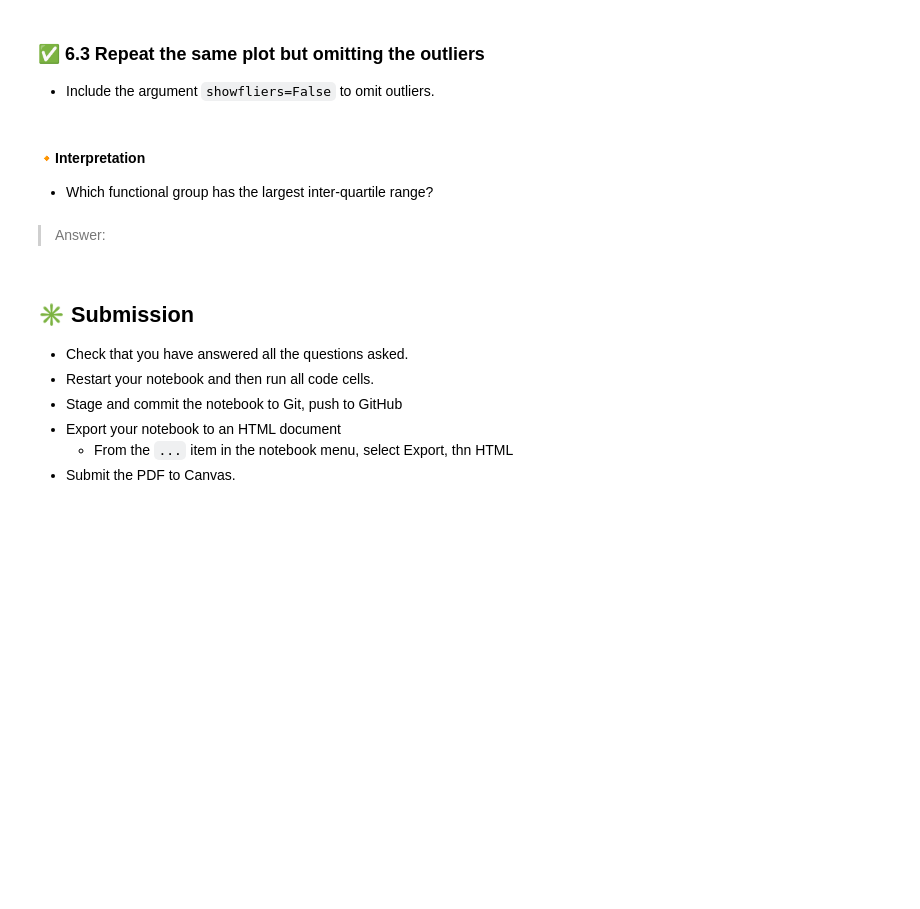
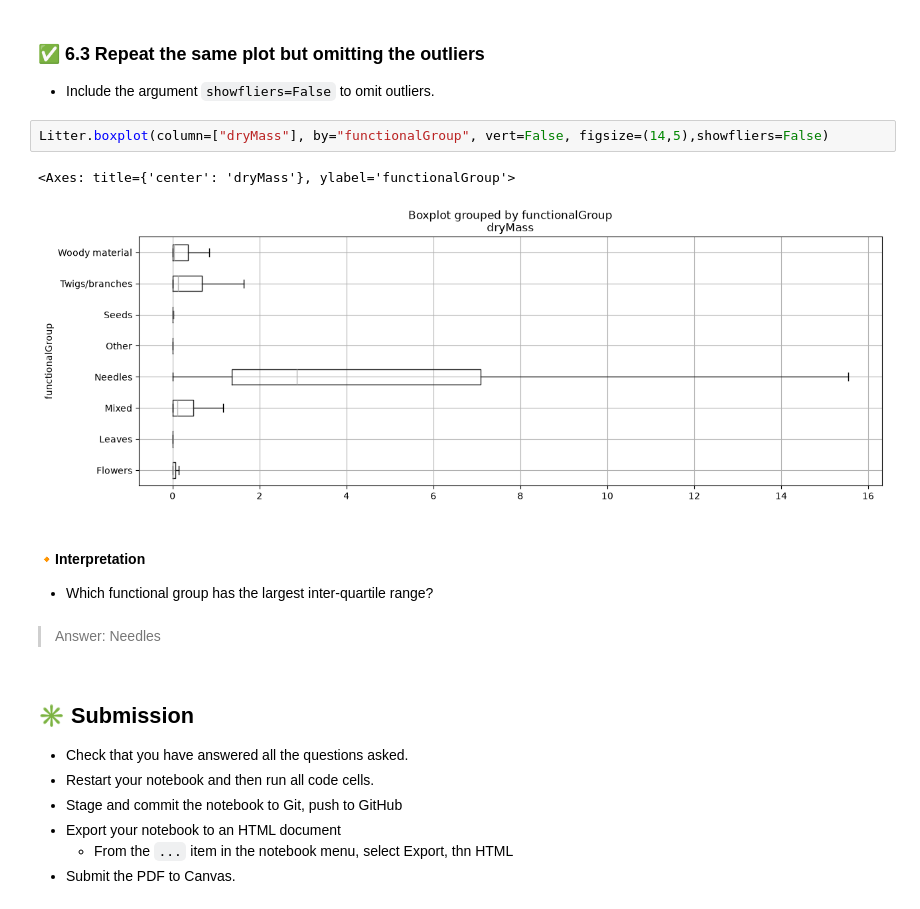
Before and after one commit to maya-schroder/ENV700, a Jupyter notebook: assingments/mis32_A3-Data-Exploration.ipynb, the cells around one changed output. Drawn from its saved outputs; the diff is of its cells as text; blank space fills up the shorter version.

```diff
--- a/assingments/mis32_A3-Data-Exploration.ipynb
+++ b/assingments/mis32_A3-Data-Exploration.ipynb
@@ -178,11 +340,16 @@ Litter.head()
 # %% [markdown]
 ### ✅ 6.3 Repeat the same plot but omitting the outliers
 * Include the argument `showfliers=False` to omit outliers.
+# %%
+Litter.boxplot(column=["dryMass"], by="functionalGroup", vert=False, figsize=(14,5),showfliers=False)
+# %% [output]
+<Axes: title={'center': 'dryMass'}, ylabel='functionalGroup'>
+[figure, added]
 # %% [markdown]
 #### 🔸Interpretation
 * Which functional group has the largest inter-quartile range?
 # %% [markdown]
-> Answer:
+> Answer: Needles
 # %% [markdown]
 ## ✳️ Submission
 * Check that you have answered all the questions asked.
```
Also changed, not shown: parts of 24 cells of this notebook.
